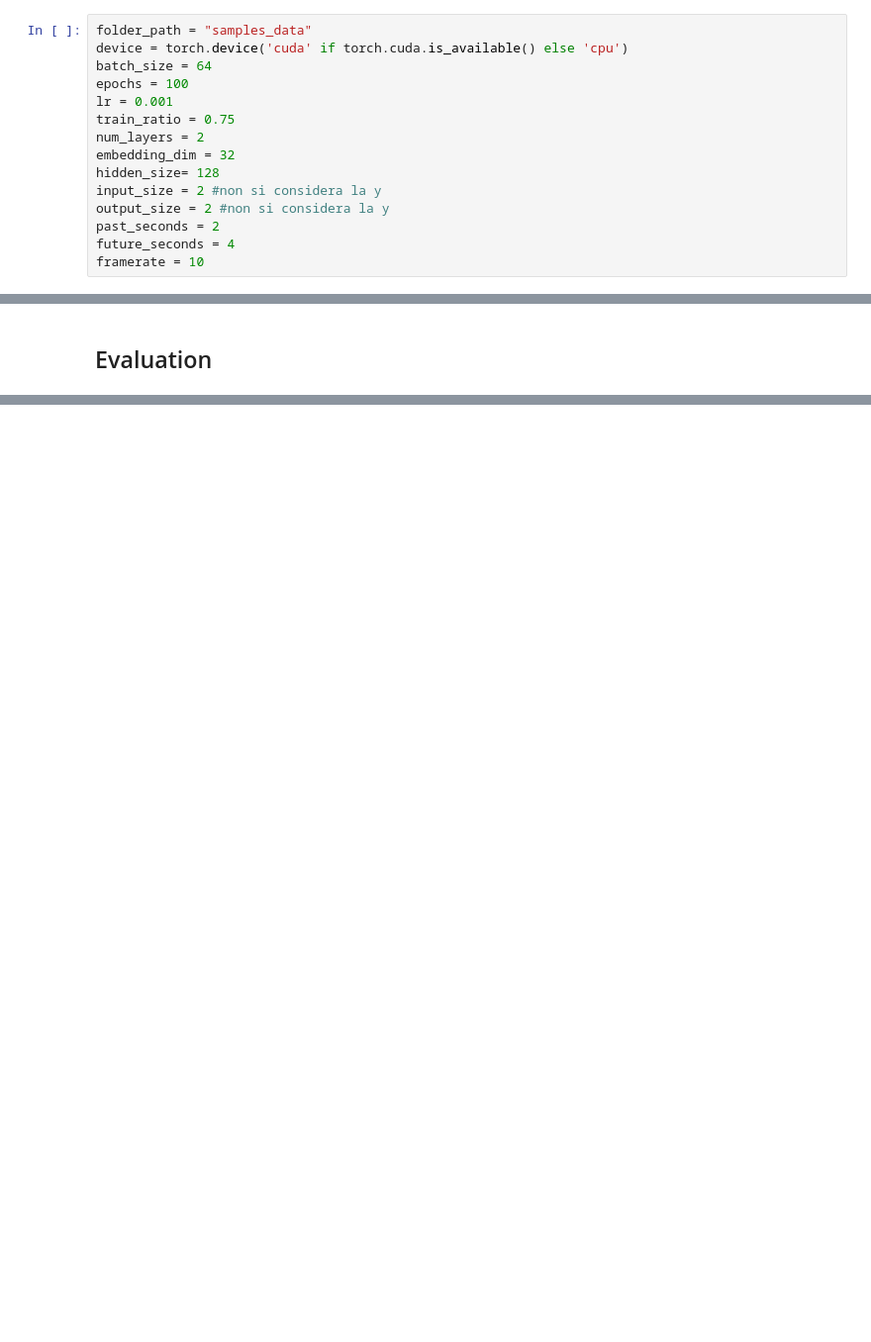
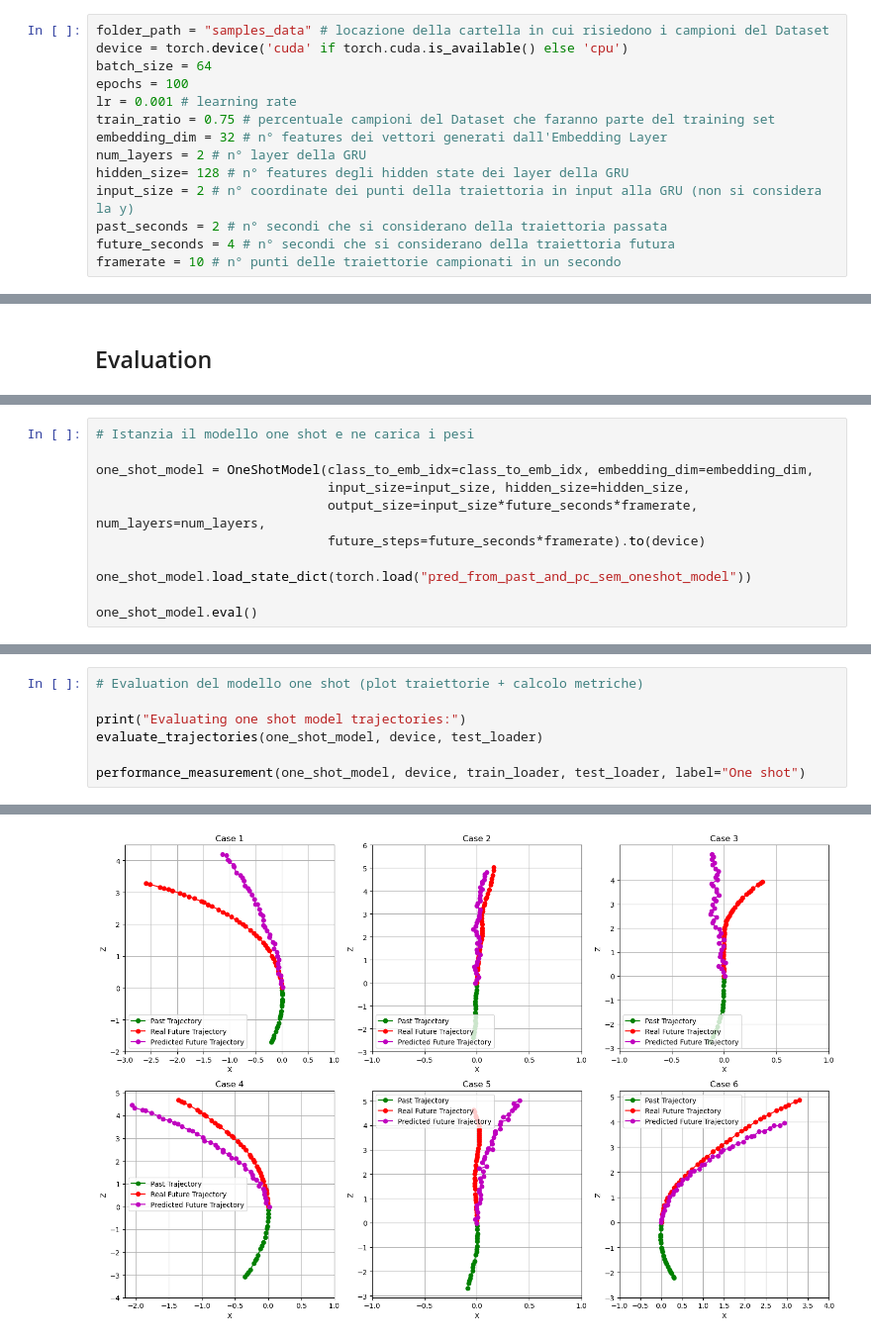
Before and after one commit to AlexSanta/Lab_Image_and_Video_Analysis, a Jupyter notebook: pred_from_past_and_pc_sem.ipynb, the cells around one changed output, grey strips where cells are left out. Shown at 99% size. Cells and saved outputs as stored; diff of their text form; blank space fills up the shorter version.

```diff
--- a/step3_autoregressive.ipynb
+++ b/pred_from_past_and_pc_sem.ipynb
@@ -12,19 +12,18 @@ from torch.utils.data import Dataset, DataLoader, Subset, random_split
 from pytorch3d.ops import sample_farthest_points
 # %%
-folder_path = "samples_data"
+folder_path = "samples_data" # locazione della cartella in cui risiedono i campioni del Dataset
 device = torch.device('cuda' if torch.cuda.is_available() else 'cpu')
 batch_size = 64
 epochs = 100
-lr = 0.001
-train_ratio = 0.75
-num_layers = 2
-embedding_dim = 32
-hidden_size= 128
-input_size = 2 #non si considera la y
-output_size = 2 #non si considera la y
-past_seconds = 2
-future_seconds = 4
-framerate = 10
+lr = 0.001 # learning rate
+train_ratio = 0.75 # percentuale campioni del Dataset che faranno parte del training set
+embedding_dim = 32 # n° features dei vettori generati dall'Embedding Layer
+num_layers = 2 # n° layer della GRU
+hidden_size= 128 # n° features degli hidden state dei layer della GRU
+input_size = 2 # n° coordinate dei punti della traiettoria in input alla GRU (non si considera la y)
+past_seconds = 2 # n° secondi che si considerano della traiettoria passata
+future_seconds = 4 # n° secondi che si considerano della traiettoria futura
+framerate = 10 # n° punti delle traiettorie campionati in un secondo
 # %%
 def extract_number(filename):
     return int(filename.split('_')[1].split('.')[0])
@@ -905,0 +1024,11 @@ save_prediction(index=5)
+# %%
+# Istanzia il modello one shot e ne carica i pesi
+
+one_shot_model = OneShotModel(class_to_emb_idx=class_to_emb_idx, embedding_dim=embedding_dim,
+                              input_size=input_size, hidden_size=hidden_size,
+                              output_size=input_size*future_seconds*framerate, num_layers=num_layers,
+                              future_steps=future_seconds*framerate).to(device)
+
+one_shot_model.load_state_dict(torch.load("pred_from_past_and_pc_sem_oneshot_model"))
+
+one_shot_model.eval()
@@ -905,0 +1051,8 @@ save_prediction(index=5)
+# %%
+# Evaluation del modello one shot (plot traiettorie + calcolo metriche)
+
+print("Evaluating one shot model trajectories:")
+evaluate_trajectories(one_shot_model, device, test_loader)
+
+performance_measurement(one_shot_model, device, train_loader, test_loader, label="One shot")
+# %% [output]
@@ -905,0 +1060 @@ save_prediction(index=5)
+[figure, added]
```
Also changed, not shown: parts of 31 cells of this notebook, 19 other files.
